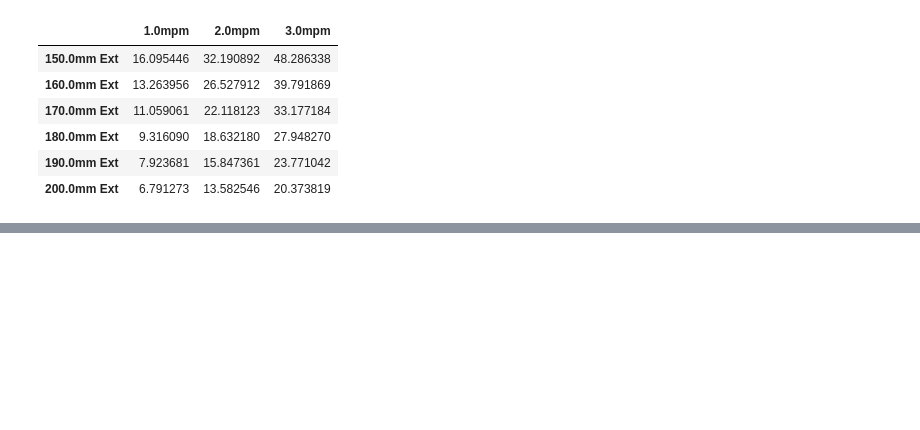
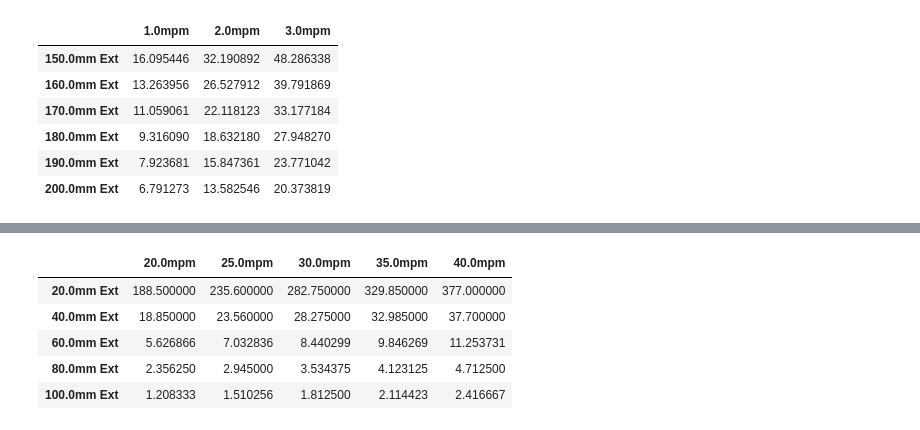
Before and after one commit to johnwslee/extrucal, a Jupyter notebook: docs/example.ipynb, the cells around one changed output, grey strips where cells are left out. Saved outputs shown, nothing was run; the diff lists cells and outputs as text; code cells hidden in the pictures; blank space fills up the shorter version.

```diff
--- a/docs/example.ipynb
+++ b/docs/example.ipynb
@@ -111,0 +126,9 @@ tube_plot(100, 80, 1000, min_size=150, max_size=200, max_l_speed=3)
+# %%
+rod_table(2, 1000, min_l_speed=20, max_l_speed=40, delta_l_speed=5)
+# %% [output]
+|  | 20.0mpm | 25.0mpm | 30.0mpm | 35.0mpm | 40.0mpm |
+| 20.0mm Ext | 188.500000 | 235.600000 | 282.750000 | 329.850000 | 377.000000 |
+| 40.0mm Ext | 18.850000 | 23.560000 | 28.275000 | 32.985000 | 37.700000 |
+| 60.0mm Ext | 5.626866 | 7.032836 | 8.440299 | 9.846269 | 11.253731 |
+| 80.0mm Ext | 2.356250 | 2.945000 | 3.534375 | 4.123125 | 4.712500 |
+| 100.0mm Ext | 1.208333 | 1.510256 | 1.812500 | 2.114423 | 2.416667 |
```
Also changed, not shown: parts of 8 cells of this notebook, 5 other files.
